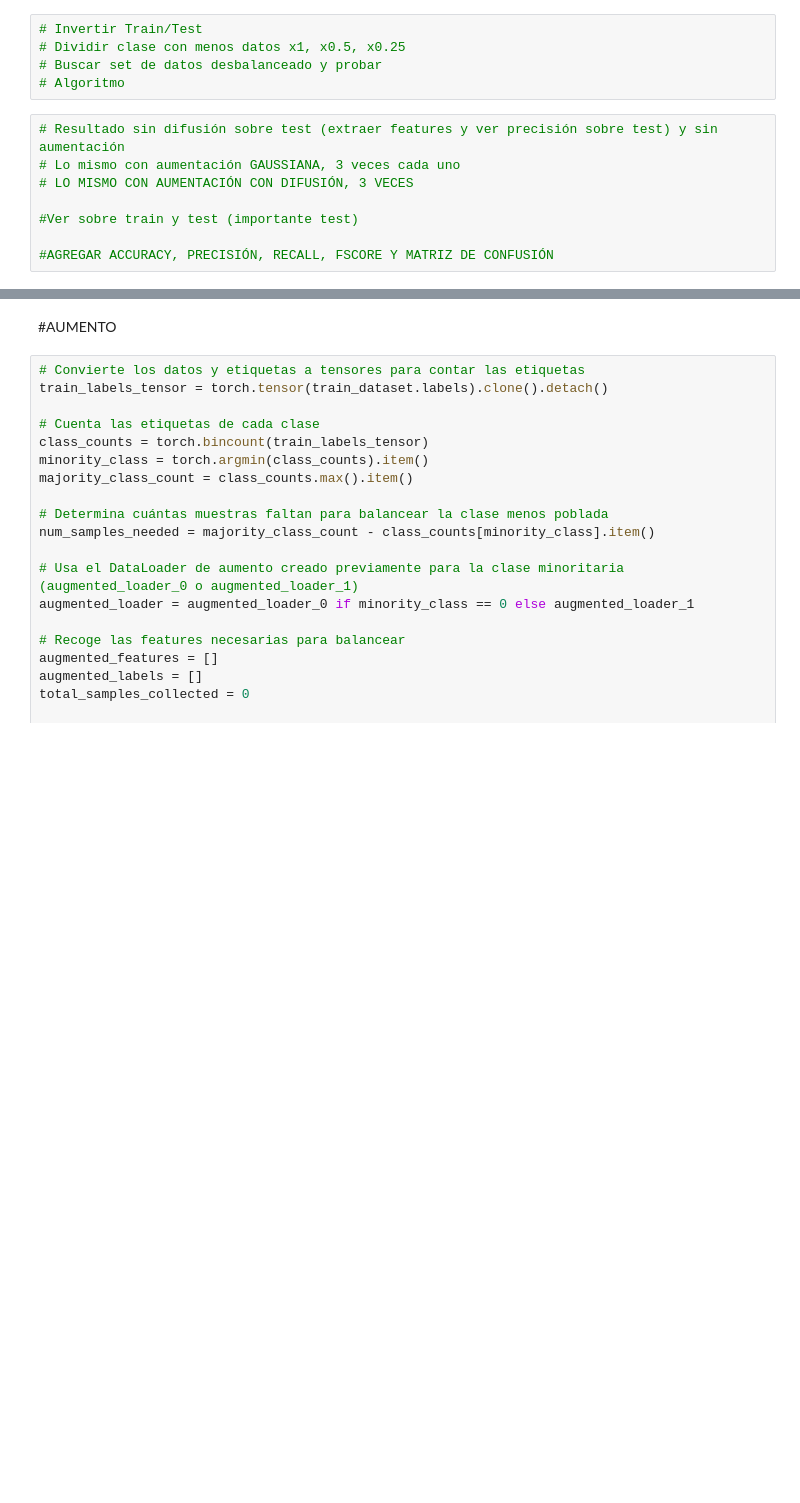
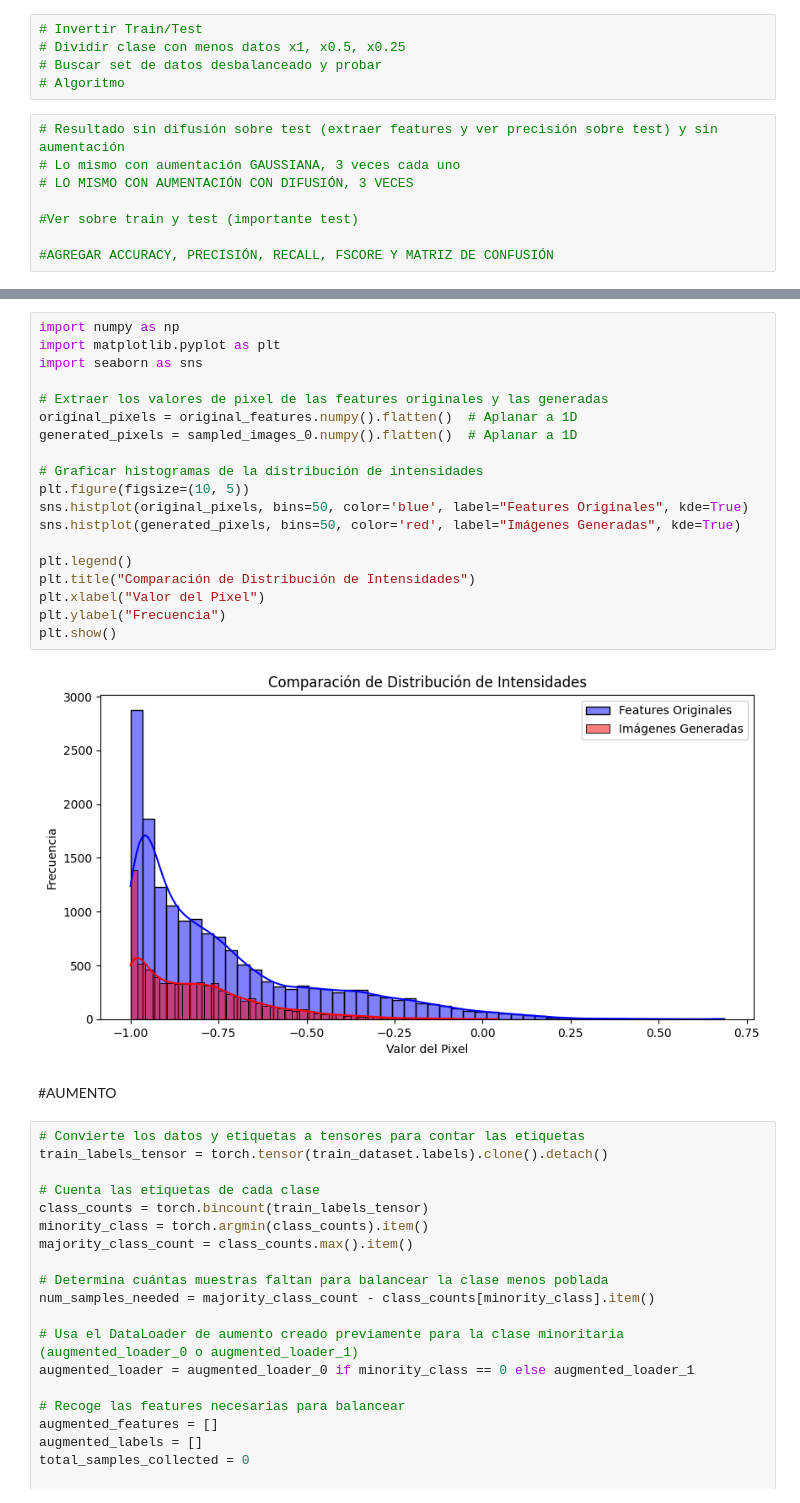
Before and after one commit to Skalis07/Tesis-MCC-Aumentaci-n-de-datos-en-features-con-modelo-de-difusi-n, a Jupyter notebook: Código Aumentación de Features con Difusión.ipynb, the cells around one changed output, grey strips where cells are left out. Saved outputs shown, nothing was run; the diff lists cells and outputs as text; blank space fills up the shorter version.

```diff
--- a/Código Aumentación de Features con Difusión.ipynb
+++ b/Código Aumentación de Features con Difusión.ipynb
@@ -1773,3 +2177,24 @@ plt.show()
+# %%
+import numpy as np
+import matplotlib.pyplot as plt
+import seaborn as sns
+
+# Extraer los valores de pixel de las features originales y las generadas
+original_pixels = original_features.numpy().flatten()  # Aplanar a 1D
+generated_pixels = sampled_images_0.numpy().flatten()  # Aplanar a 1D
+
+# Graficar histogramas de la distribución de intensidades
+plt.figure(figsize=(10, 5))
+sns.histplot(original_pixels, bins=50, color='blue', label="Features Originales", kde=True)
+sns.histplot(generated_pixels, bins=50, color='red', label="Imágenes Generadas", kde=True)
+
+plt.legend()
+plt.title("Comparación de Distribución de Intensidades")
+plt.xlabel("Valor del Pixel")
+plt.ylabel("Frecuencia")
+plt.show()
+# %% [output]
+[figure, added]
 # %% [markdown]
 #AUMENTO
 # %%
```
Also changed, not shown: parts of 49 cells of this notebook.
